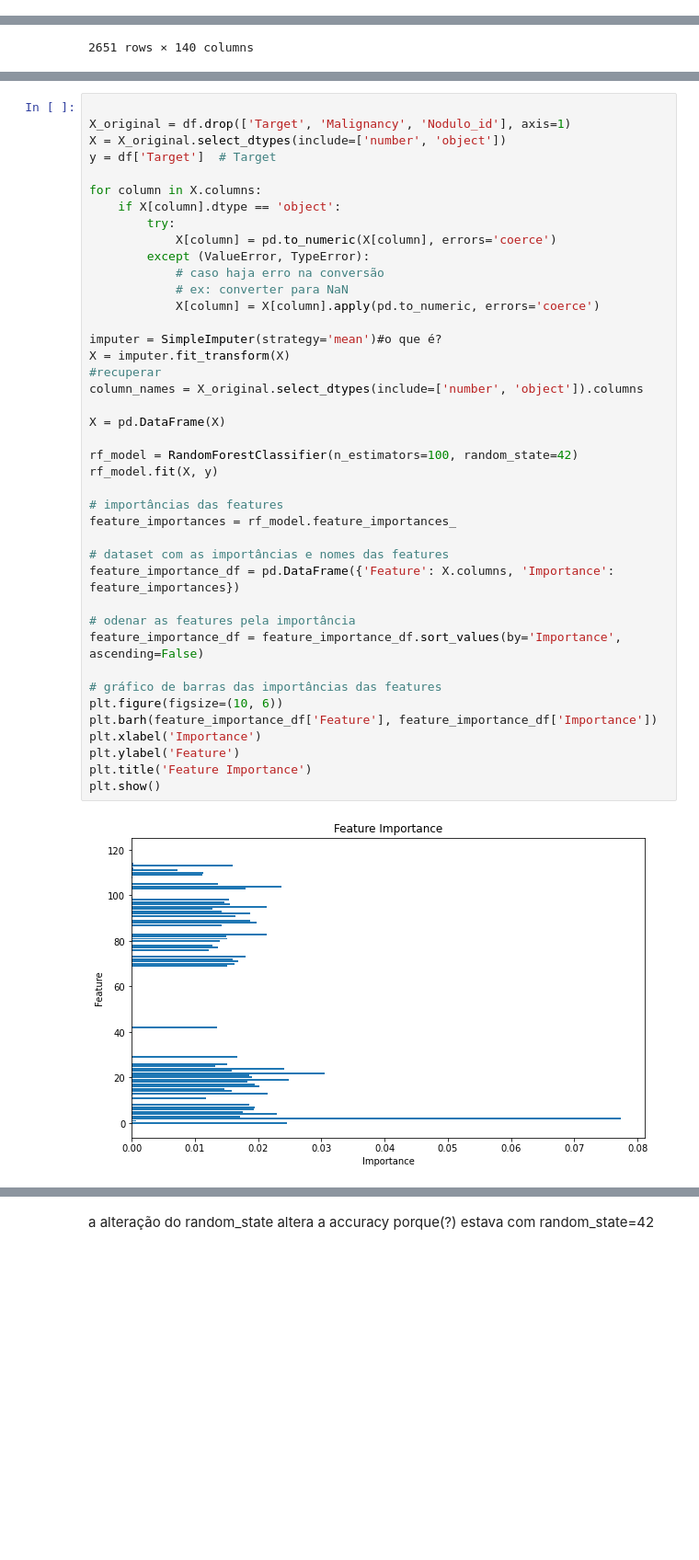
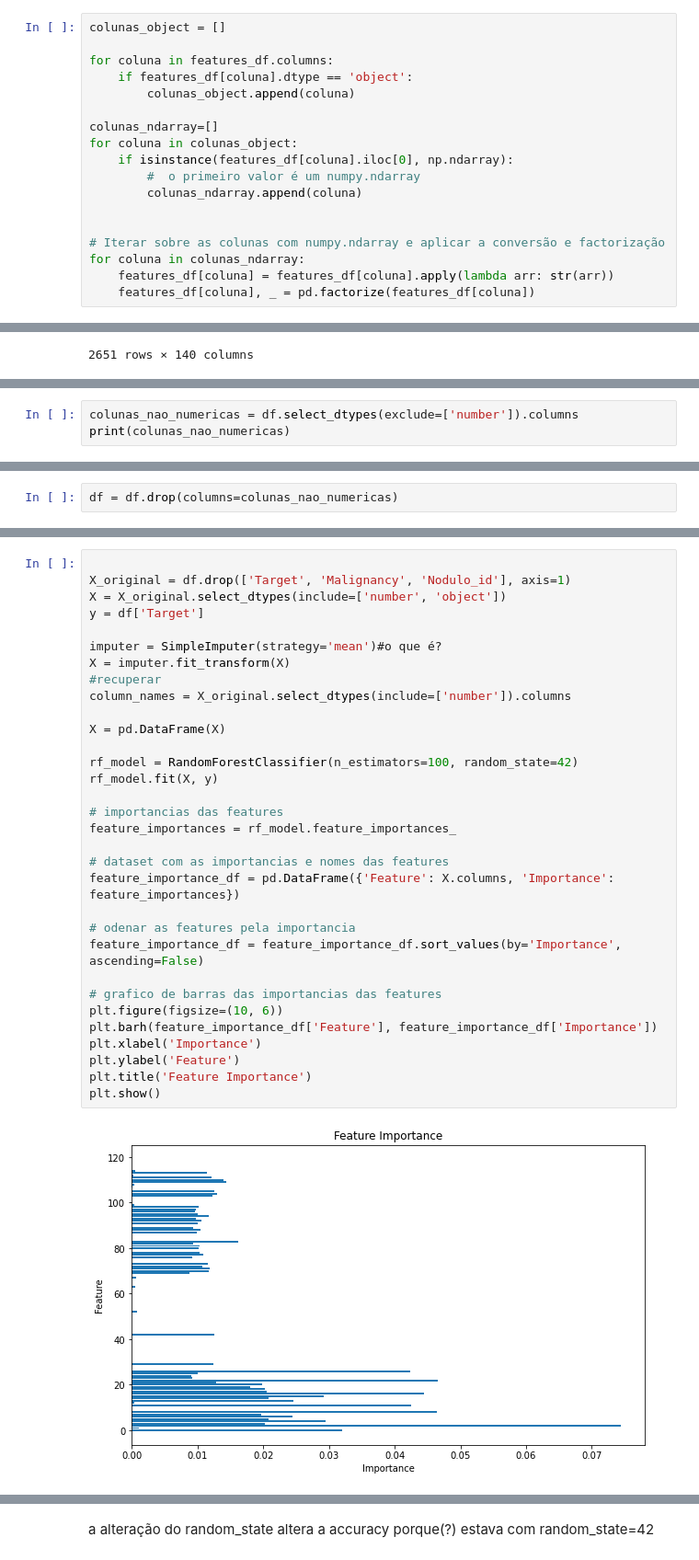
Before and after one commit to iara113/AlphaZeroAttax-LabIA, a Jupyter notebook: LungCancer_ComModelosTestagem.ipynb, the cells around one changed output, grey strips where cells are left out. Shown: that part at 92% size. Saved outputs shown, nothing was run; the diff lists cells and outputs as text; blank space fills up the shorter version.

```diff
--- a/LungCancer_ComModelosTestagem.ipynb
+++ b/LungCancer_ComModelosTestagem.ipynb
@@ -334,0 +470,18 @@ features #eliminar?
+# %%
+colunas_object = []
+
+for coluna in features_df.columns:
+    if features_df[coluna].dtype == 'object':
+        colunas_object.append(coluna)
+
+colunas_ndarray=[]
+for coluna in colunas_object:
+    if isinstance(features_df[coluna].iloc[0], np.ndarray):
+        #  o primeiro valor é um numpy.ndarray
+        colunas_ndarray.append(coluna)
+
+
+# Iterar sobre as colunas com numpy.ndarray e aplicar a conversão e factorização
+for coluna in colunas_ndarray:
+    features_df[coluna] = features_df[coluna].apply(lambda arr: str(arr))
+    features_df[coluna], _ = pd.factorize(features_df[coluna])
@@ -353,0 +516,3 @@ df
+# %%
+colunas_nao_numericas = df.select_dtypes(exclude=['number']).columns
+print(colunas_nao_numericas)
@@ -353,0 +533,2 @@ df
+# %%
+df = df.drop(columns=colunas_nao_numericas)
@@ -356,46 +721,37 @@ df
 # %%
 
 X_original = df.drop(['Target', 'Malignancy', 'Nodulo_id'], axis=1)
 X = X_original.select_dtypes(include=['number', 'object'])
-y = df['Target']  # Target
-
-for column in X.columns:
-    if X[column].dtype == 'object':
-        try:
-            X[column] = pd.to_numeric(X[column], errors='coerce')
-        except (ValueError, TypeError):
-            # caso haja erro na conversão
-            # ex: converter para NaN
-            X[column] = X[column].apply(pd.to_numeric, errors='coerce')
+y = df['Target']
 
 imputer = SimpleImputer(strategy='mean')#o que é?
 X = imputer.fit_transform(X)
 #recuperar
-column_names = X_original.select_dtypes(include=['number', 'object']).columns
+column_names = X_original.select_dtypes(include=['number']).columns
 
 X = pd.DataFrame(X)
 
 rf_model = RandomForestClassifier(n_estimators=100, random_state=42)
 rf_model.fit(X, y)
 
-# importâncias das features
+# importancias das features
 feature_importances = rf_model.feature_importances_
 
-# dataset com as importâncias e nomes das features
+# dataset com as importancias e nomes das features
 feature_importance_df = pd.DataFrame({'Feature': X.columns, 'Importance': feature_importances})
 
-# odenar as features pela importância
+# odenar as features pela importancia
 feature_importance_df = feature_importance_df.sort_values(by='Importance', ascending=False)
 
-# gráfico de barras das importâncias das features
+# grafico de barras das importancias das features
 plt.figure(figsize=(10, 6))
 plt.barh(feature_importance_df['Feature'], feature_importance_df['Importance'])
 plt.xlabel('Importance')
 plt.ylabel('Feature')
 plt.title('Feature Importance')
 plt.show()
 # %% [output]
-[figure, old version]
+[figure, new version]
 # %%
 feature_importance_df['Feature'] = column_names[feature_importance_df['Feature']]
 
```
Also changed, not shown: parts of 84 cells of this notebook.
